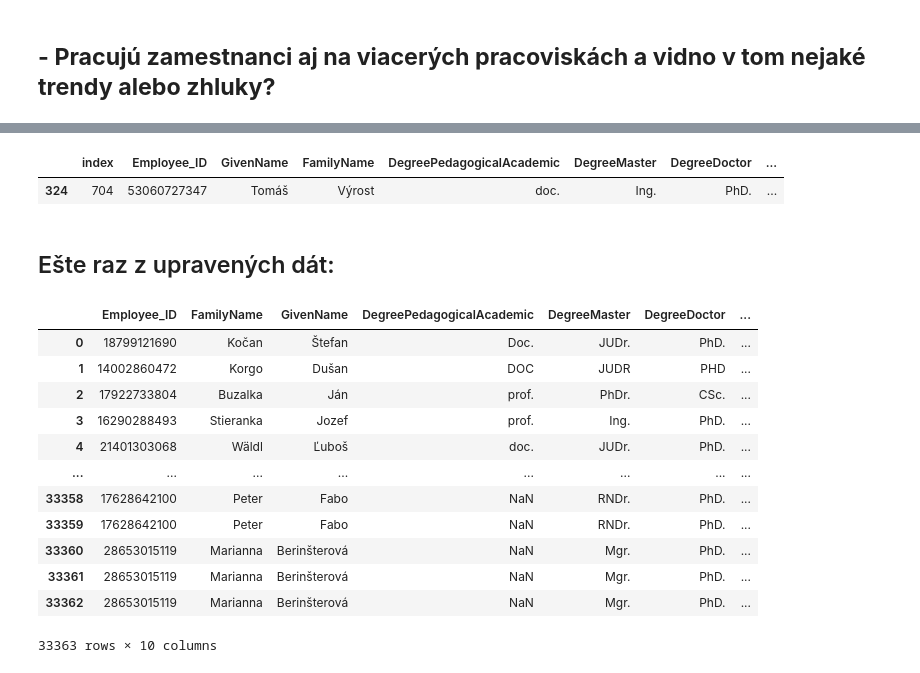
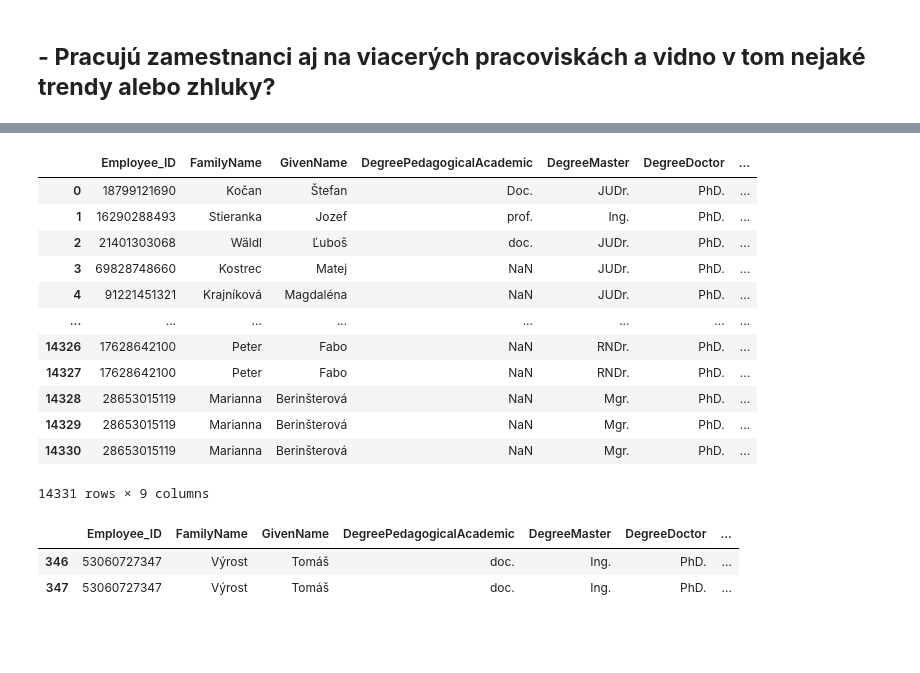
Before and after one commit to hudo16-38/pridav-project, a Jupyter notebook: analysis/regzam_analysis.ipynb, the cells around one changed output, grey strips where cells are left out. Cells and saved outputs as stored; diff of their text form; code cells hidden in the pictures; blank space fills up the shorter version.

```diff
--- a/analysis/regzam_analysis.ipynb
+++ b/analysis/regzam_analysis.ipynb
@@ -221,24 +106,24 @@ multi_employees[['GivenName', 'FamilyName']]
-# %%
-current_employees[current_employees['FamilyName'] == 'Výrost']
-# %% [output]
-|  | index | Employee_ID | GivenName | FamilyName | DegreePedagogicalAcademic | DegreeMaster | DegreeDoctor | ... |
-| 324 | 704 | 53060727347 | Tomáš | Výrost | doc. | Ing. | PhD. | ... |
-# %% [markdown]
-## Ešte raz z upravených dát:
 # %%
-df_workplaces = pd.read_csv('../data/preprocessed/regzam_workplaces.csv', index_col=0)
+df_workplaces = pd.read_csv('../data/preprocessed/regzam_workplaces_current.csv', index_col=0)
 display(df_workplaces)
 # %% [output]
 |  | Employee_ID | FamilyName | GivenName | DegreePedagogicalAcademic | DegreeMaster | DegreeDoctor | ... |
 | 0 | 18799121690 | Kočan | Štefan | Doc. | JUDr. | PhD. | ... |
-| 1 | 14002860472 | Korgo | Dušan | DOC | JUDR | PHD | ... |
-| 2 | 17922733804 | Buzalka | Ján | prof. | PhDr. | CSc. | ... |
-| 3 | 16290288493 | Stieranka | Jozef | prof. | Ing. | PhD. | ... |
-| 4 | 21401303068 | Wäldl | Ľuboš | doc. | JUDr. | PhD. | ... |
+| 1 | 16290288493 | Stieranka | Jozef | prof. | Ing. | PhD. | ... |
+| 2 | 21401303068 | Wäldl | Ľuboš | doc. | JUDr. | PhD. | ... |
+| 3 | 69828748660 | Kostrec | Matej | NaN | JUDr. | PhD. | ... |
+| 4 | 91221451321 | Krajníková | Magdaléna | NaN | JUDr. | PhD. | ... |
 | ... | ... | ... | ... | ... | ... | ... | ... |
-| 33358 | 17628642100 | Peter | Fabo | NaN | RNDr. | PhD. | ... |
-| 33359 | 17628642100 | Peter | Fabo | NaN | RNDr. | PhD. | ... |
-| 33360 | 28653015119 | Marianna | Berinšterová | NaN | Mgr. | PhD. | ... |
-| 33361 | 28653015119 | Marianna | Berinšterová | NaN | Mgr. | PhD. | ... |
-| 33362 | 28653015119 | Marianna | Berinšterová | NaN | Mgr. | PhD. | ... |
+| 14326 | 17628642100 | Peter | Fabo | NaN | RNDr. | PhD. | ... |
+| 14327 | 17628642100 | Peter | Fabo | NaN | RNDr. | PhD. | ... |
+| 14328 | 28653015119 | Marianna | Berinšterová | NaN | Mgr. | PhD. | ... |
+| 14329 | 28653015119 | Marianna | Berinšterová | NaN | Mgr. | PhD. | ... |
+| 14330 | 28653015119 | Marianna | Berinšterová | NaN | Mgr. | PhD. | ... |
-33363 rows × 10 columns
+14331 rows × 9 columns
+# %%
+# kontrola - Matusov skolitel :D :
+df_workplaces[df_workplaces['FamilyName'] == 'Výrost']
+# %% [output]
+|  | Employee_ID | FamilyName | GivenName | DegreePedagogicalAcademic | DegreeMaster | DegreeDoctor | ... |
+| 346 | 53060727347 | Výrost | Tomáš | doc. | Ing. | PhD. | ... |
+| 347 | 53060727347 | Výrost | Tomáš | doc. | Ing. | PhD. | ... |
```
Also changed, not shown: parts of 18 cells of this notebook, 1 other file.
